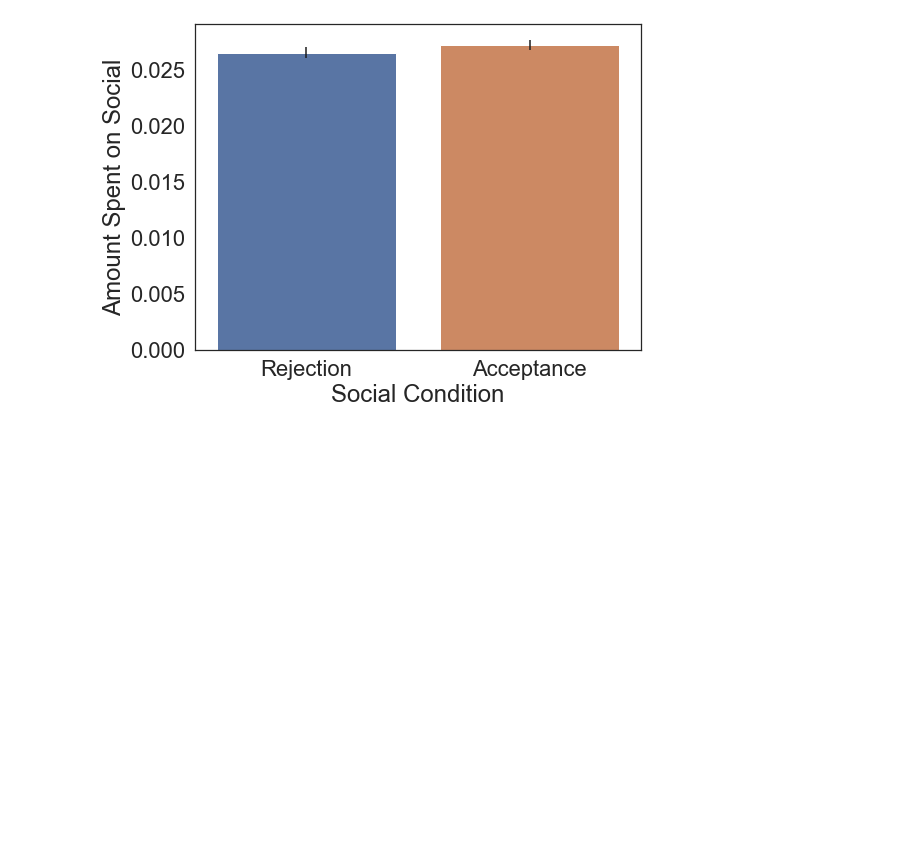
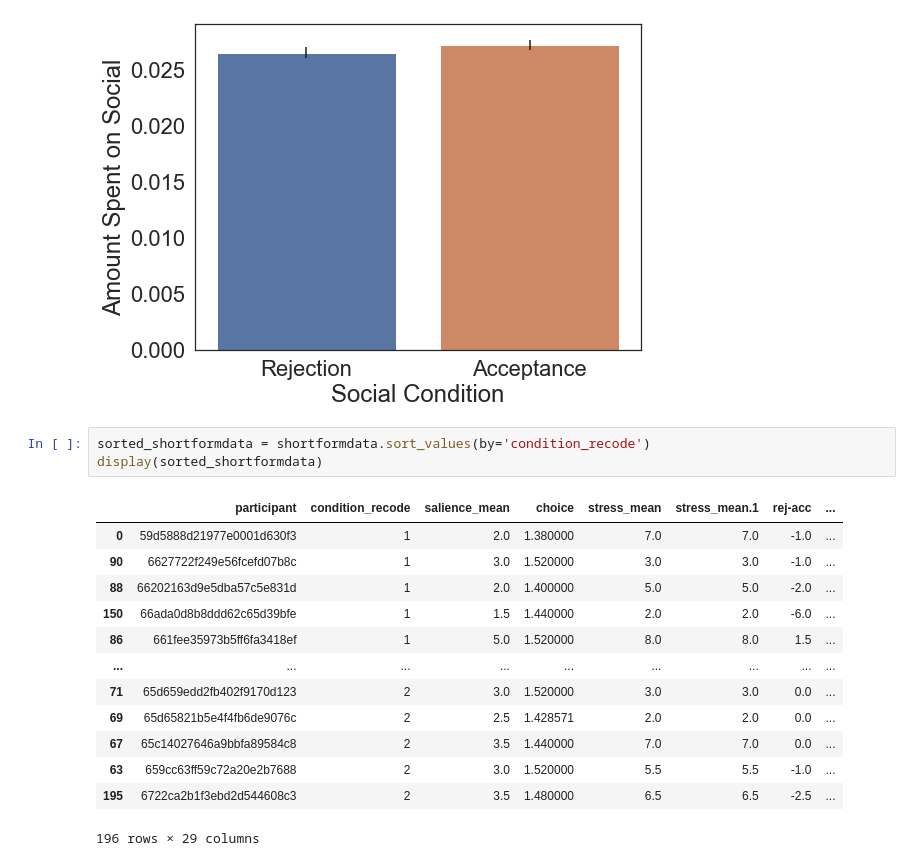
Before and after one commit to fareri-lab/WTP_Rejection_Choice_Pub, a Jupyter notebook: t_test_analyses.ipynb, the cells around one changed output. Cells and saved outputs as stored; diff of their text form; blank space fills up the shorter version.

```diff
--- a/t_test_analyses.ipynb
+++ b/t_test_analyses.ipynb
@@ -896,3 +896,20 @@ plt.savefig("avgspent_social_rejvacc_plot.png", dpi=300, bbox_inches="tight")  #
 plt.show()
 # %% [output]
 [figure]
+# %%
+sorted_shortformdata = shortformdata.sort_values(by='condition_recode')
+display(sorted_shortformdata)
+# %% [output]
+|  | participant | condition_recode | salience_mean | choice | stress_mean | stress_mean.1 | rej-acc | ... |
+| 0 | 59d5888d21977e0001d630f3 | 1 | 2.0 | 1.380000 | 7.0 | 7.0 | -1.0 | ... |
+| 90 | 6627722f249e56fcefd07b8c | 1 | 3.0 | 1.520000 | 3.0 | 3.0 | -1.0 | ... |
+| 88 | 66202163d9e5dba57c5e831d | 1 | 2.0 | 1.400000 | 5.0 | 5.0 | -2.0 | ... |
+| 150 | 66ada0d8b8ddd62c65d39bfe | 1 | 1.5 | 1.440000 | 2.0 | 2.0 | -6.0 | ... |
+| 86 | 661fee35973b5ff6fa3418ef | 1 | 5.0 | 1.520000 | 8.0 | 8.0 | 1.5 | ... |
+| ... | ... | ... | ... | ... | ... | ... | ... | ... |
+| 71 | 65d659edd2fb402f9170d123 | 2 | 3.0 | 1.520000 | 3.0 | 3.0 | 0.0 | ... |
+| 69 | 65d65821b5e4f4fb6de9076c | 2 | 2.5 | 1.428571 | 2.0 | 2.0 | 0.0 | ... |
+| 67 | 65c14027646a9bbfa89584c8 | 2 | 3.5 | 1.440000 | 7.0 | 7.0 | 0.0 | ... |
+| 63 | 659cc63ff59c72a20e2b7688 | 2 | 3.0 | 1.520000 | 5.5 | 5.5 | -1.0 | ... |
+| 195 | 6722ca2b1f3ebd2d544608c3 | 2 | 3.5 | 1.480000 | 6.5 | 6.5 | -2.5 | ... |
+196 rows × 29 columns
```
Also changed, not shown: parts of 11 cells of this notebook.
